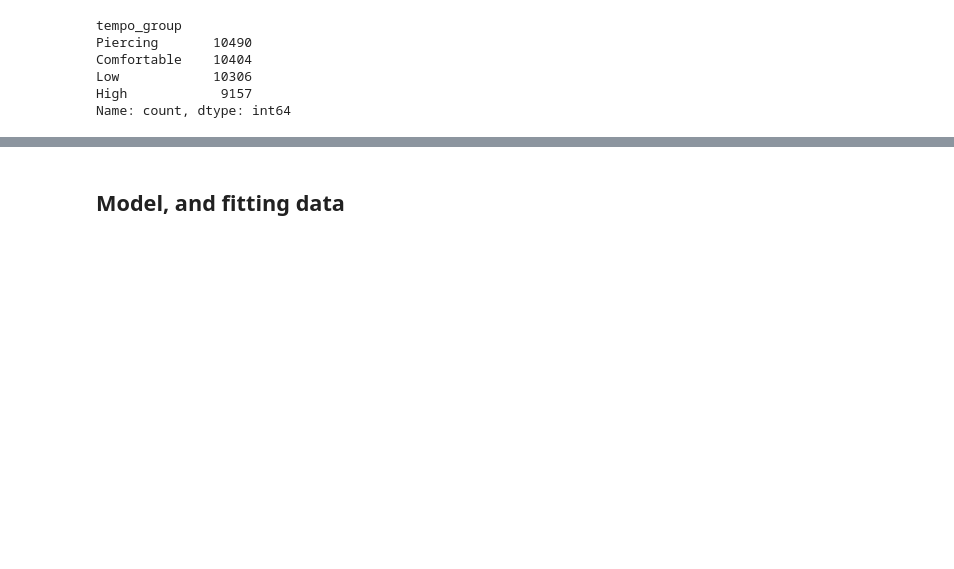
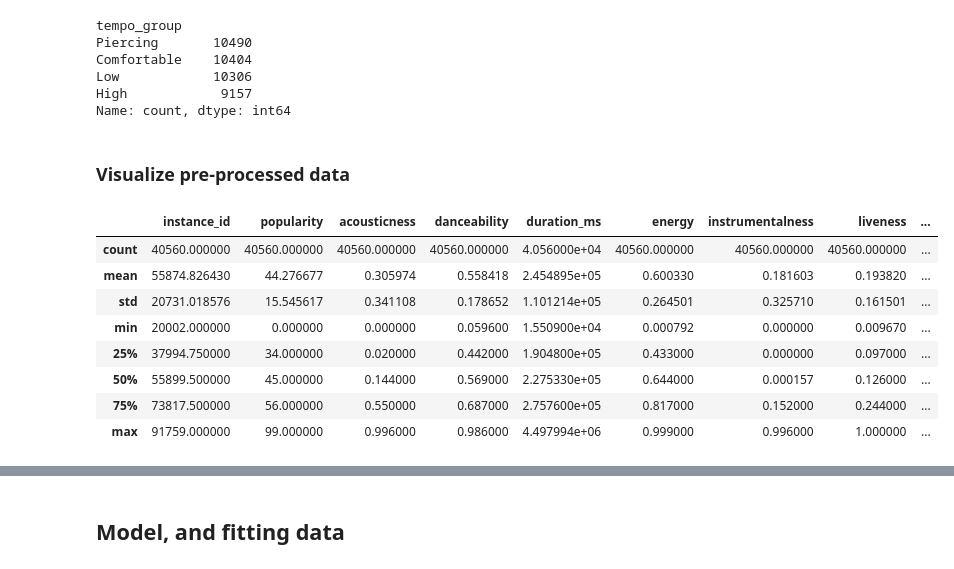
Before and after one commit to ssungan/music_ml, a Jupyter notebook: udita/recommendation_of_music.ipynb, the cells around one changed output, grey strips where cells are left out. Drawn from its saved outputs; the diff is of its cells as text; code cells hidden in the pictures; blank space fills up the shorter version.

```diff
--- a/udita/recommendation_of_music.ipynb
+++ b/udita/recommendation_of_music.ipynb
@@ -602,3 +602,18 @@ Name: count, dtype: int64
 # %%
 # save the final pre-processed data in a separate CSV
 processed_df.to_csv("./ub_music_genre_cleaned_preprepped_v2.csv")
+# %% [markdown]
+### Visualize pre-processed data
+# %%
+# data after clean up
+processed_df.describe()
+# %% [output]
+|  | instance_id | popularity | acousticness | danceability | duration_ms | energy | instrumentalness | liveness | ... |
+| count | 40560.000000 | 40560.000000 | 40560.000000 | 40560.000000 | 4.056000e+04 | 40560.000000 | 40560.000000 | 40560.000000 | ... |
+| mean | 55874.826430 | 44.276677 | 0.305974 | 0.558418 | 2.454895e+05 | 0.600330 | 0.181603 | 0.193820 | ... |
+| std | 20731.018576 | 15.545617 | 0.341108 | 0.178652 | 1.101214e+05 | 0.264501 | 0.325710 | 0.161501 | ... |
+| min | 20002.000000 | 0.000000 | 0.000000 | 0.059600 | 1.550900e+04 | 0.000792 | 0.000000 | 0.009670 | ... |
+| 25% | 37994.750000 | 34.000000 | 0.020000 | 0.442000 | 1.904800e+05 | 0.433000 | 0.000000 | 0.097000 | ... |
+| 50% | 55899.500000 | 45.000000 | 0.144000 | 0.569000 | 2.275330e+05 | 0.644000 | 0.000157 | 0.126000 | ... |
+| 75% | 73817.500000 | 56.000000 | 0.550000 | 0.687000 | 2.757600e+05 | 0.817000 | 0.152000 | 0.244000 | ... |
+| max | 91759.000000 | 99.000000 | 0.996000 | 0.986000 | 4.497994e+06 | 0.999000 | 0.996000 | 1.000000 | ... |
```
Also changed, not shown: parts of 4 cells of this notebook, 1 other file.
